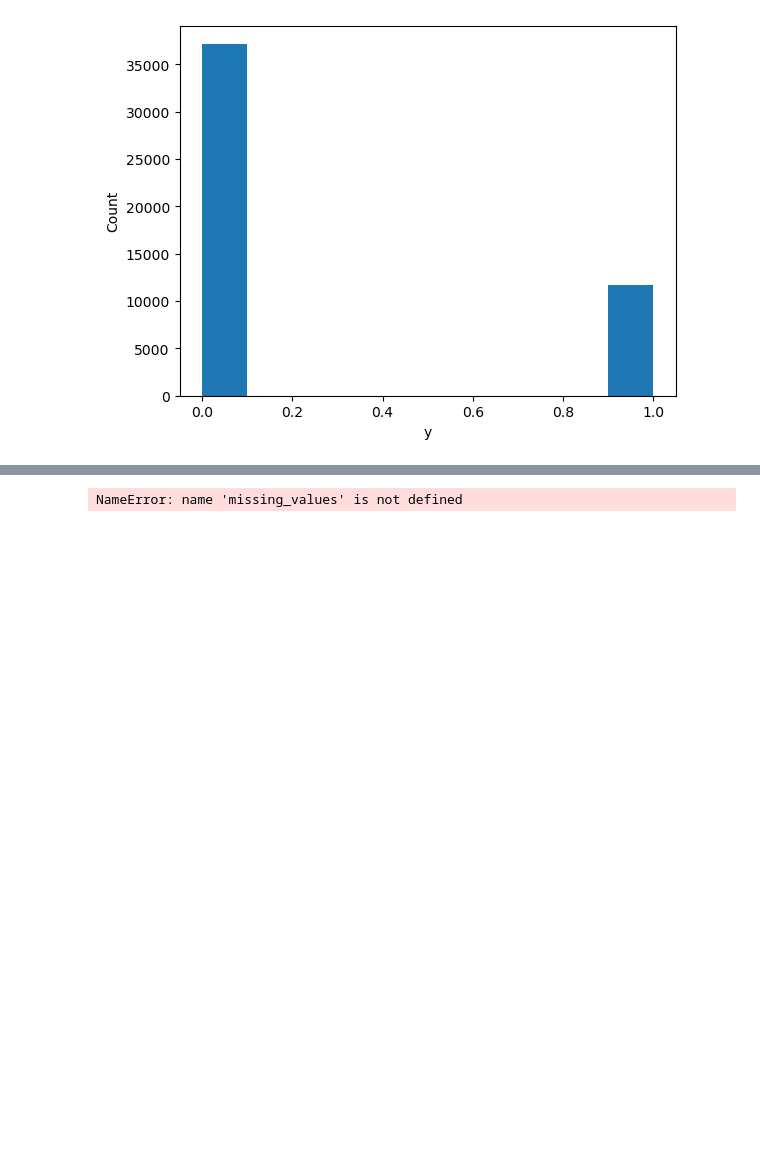
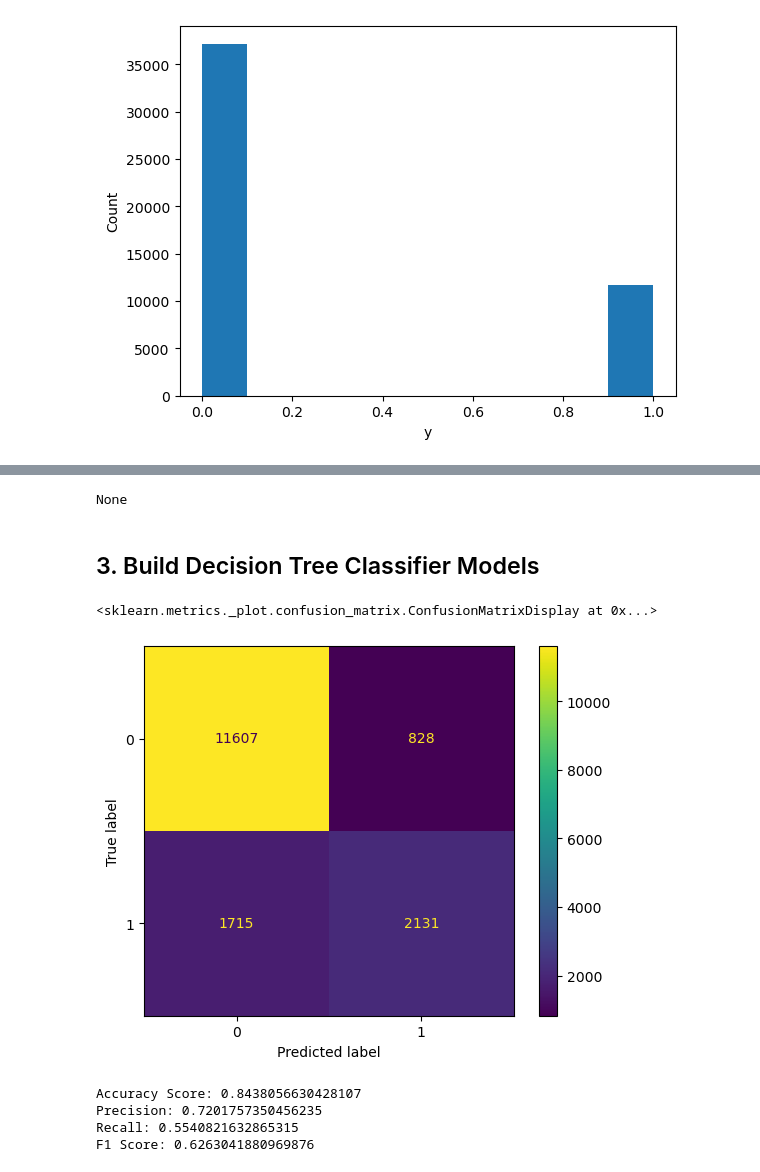
Before and after one commit to matthewcchin/Machine-Learning, a Jupyter notebook: CA03/CA03.ipynb, the cells around one changed output, grey strips where cells are left out. Drawn from its saved outputs; the diff is of its cells as text; code cells hidden in the pictures; blank space fills up the shorter version.

```diff
--- a/CA03/CA03.ipynb
+++ b/CA03/CA03.ipynb
@@ -86,7 +98,6 @@ def data_quality_report(df):
     "Missing Values": missing_values,
     "Missing Values Percentage": missing_values_percentage,
     "Duplicate Records": duplicate_records.shape[0],
-    "Outliers": outliers_count
   })
 
 
@@ -96,4 +107,77 @@ report = data_quality_report(df)
 # Print the report
 print(report)
 # %% [output]
-NameError: name 'missing_values' is not defined
+None
+# %% [markdown]
+## 3. Build Decision Tree Classifier Models
+# %%
+# separate train and test data
+train = df[df['flag'] == 'train']
+test = df[df['flag'] == 'test']
+
+# save to csv file
+train.to_csv('train.csv')
+test.to_csv('test.csv')
+# %%
+from sklearn.preprocessing import OrdinalEncoder
+def ordinal_encode(train_ordinal):
+    """
+    Ordinal encoding of the categorical features
+    """
+    ord_enc = OrdinalEncoder(dtype=int)
+    enc_freq = ord_enc.fit_transform(train_ordinal)
+    train_ordinal_encoded = pd.DataFrame(enc_freq, columns= train_ordinal.columns, index =train_ordinal.index)
+    return train_ordinal_encoded
+
+columns_to_encode = ['hours_per_week_bin',
+                     'occupation_bin',
+                     'msr_bin',
+                     'capital_gl_bin',
+                     'race_sex_bin',
+                     'education_num_bin',
+                     'education_bin',
+                     'workclass_bin',
+                     'age_bin']
+x_train = ordinal_encode(train[columns_to_encode])
+x_test = ordinal_encode(test[columns_to_encode])
+y_train = train['y']
+y_test = test['y']
+# %%
+from sklearn.tree import DecisionTreeClassifier
+dtree = DecisionTreeClassifier(max_depth=10, random_state=101,
+                               max_features=None, min_samples_leaf=15)
+dtree.fit(x_train, y_train)
+y_pred = dtree.predict(x_test)
+# %%
+# display confusion matrix
+from sklearn.metrics import confusion_matrix
+from sklearn.metrics import ConfusionMatrixDisplay
+
+confusion_matrix = ConfusionMatrixDisplay(confusion_matrix(y_test, y_pred))
+confusion_matrix.plot()
+# %% [output]
+<sklearn.metrics._plot.confusion_matrix.ConfusionMatrixDisplay at 0x...>
+[figure, added]
+# %%
+from sklearn.metrics import accuracy_score, precision_score, recall_score, f1_score
+
+# Calculate accuracy score
+accuracy = accuracy_score(y_test, y_pred)
+print(f'Accuracy Score: {accuracy}')
+
+# Calculate precision score
+precision = precision_score(y_test, y_pred)
+print("Precision:", precision)
+
+# Calculate recall score
+recall = recall_score(y_test, y_pred)
+print("Recall:", recall)
+
+# Calculate F1 Score
+f1 = f1_score(y_test, y_pred)
+print("F1 Score:", f1)
+# %% [output]
+Accuracy Score: 0.8438056630428107
+Precision: 0.7201757350456235
+Recall: 0.5540821632865315
+F1 Score: 0.6263041880969876
```
Also changed, not shown: parts of 1 cell of this notebook.
